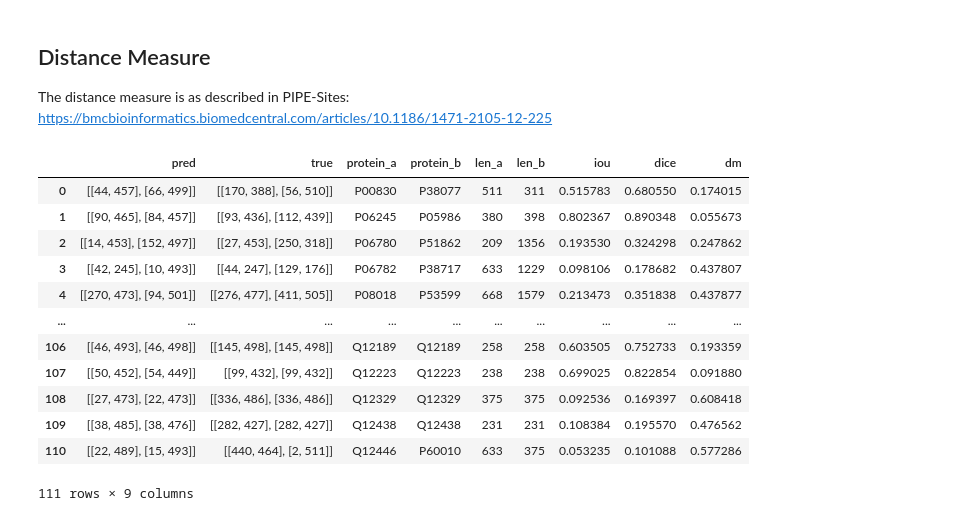
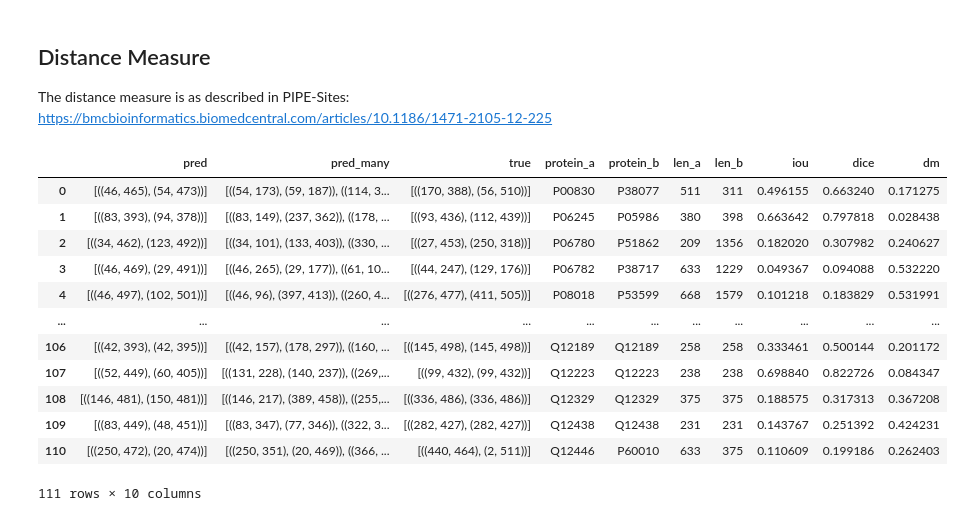
Before and after one commit to jrgreen7/PIPE, a Jupyter notebook: Deep-PIPE-Sites/unet_pt-aug.ipynb, the cells around one changed output. Cells and saved outputs as stored; diff of their text form; code cells hidden in the pictures.

```diff
--- a/Deep-PIPE-Sites/unet_pt-aug.ipynb
+++ b/Deep-PIPE-Sites/unet_pt-aug.ipynb
@@ -665,8 +738,8 @@ class DatasetBB(torch.utils.data.Dataset):
     def __len__(self):
         return len(self.img_files)
 # %%
-ds_test = DatasetBB(os.path.join('data', 'yeast_processed_norm_area_50', 'test'))
-ds_val = DatasetBB(os.path.join('data', 'yeast_processed_norm_area_50', 'val'))
+ds_test = DatasetBB(os.path.join('data', 'yeast_processed_norm_area_50', 'test'), transform=transform_dict['val'], normalize_transform=normalize_transform)
+ds_val = DatasetBB(os.path.join('data', 'yeast_processed_norm_area_50', 'val'), transform=transform_dict['val'], normalize_transform=normalize_transform)
 # %%
 ds_test.__getitem__(0)
 # %% [output]
@@ -842,9 +886,9 @@ test_df
 # %%
 # -1 to make inclusive
-deslice = lambda x: np.asarray([[x[0][0].start, x[0][0].stop-1], [x[0][1].start, x[0][1].stop-1]])
+deslice = lambda y: [((x[0].start, x[0].stop-1), (x[1].start, x[1].stop-1)) for x in y]
 # %%
-test_df[['pred', 'true']] = test_df[['pred', 'true']].applymap(deslice)
-val_df[['pred', 'true']] = val_df[['pred', 'true']].applymap(deslice)
+test_df[['pred', 'true', 'pred_many']] = test_df[['pred', 'true', 'pred_many']].applymap(deslice)
+val_df[['pred', 'true', 'pred_many']] = val_df[['pred', 'true', 'pred_many']].applymap(deslice)
 # %%
 test_df
 # %% [output]
@@ -994,11 +1038,11 @@ def get_dice_iou(bb1, bb2):
     assert iou <= 1.0
     return iou, dice
 # %%
-test_df['iou_dice'] = test_df.apply(lambda x: get_dice_iou(x.pred, x.true), axis=1)
+test_df['iou_dice'] = test_df.apply(lambda x: get_dice_iou(x.pred[0], x.true[0]), axis=1)
 test_df[['iou', 'dice']] = pd.DataFrame(test_df['iou_dice'].tolist(), index=test_df.index)
 test_df.drop(['iou_dice'], inplace=True, axis=1)
 
-val_df['iou_dice'] = val_df.apply(lambda x: get_dice_iou(x.pred, x.true), axis=1)
+val_df['iou_dice'] = val_df.apply(lambda x: get_dice_iou(x.pred[0], x.true[0]), axis=1)
 val_df[['iou', 'dice']] = pd.DataFrame(val_df['iou_dice'].tolist(), index=val_df.index)
 val_df.drop(['iou_dice'], inplace=True, axis=1)
 # %%
@@ -1052,22 +1096,22 @@ def dm(pred, true, len_a, len_b):
 
     return result
 # %%
-test_df['dm'] = test_df.apply(lambda x: dm(x.pred, x.true, 512, 512), axis=1)
+test_df['dm'] = test_df.apply(lambda x: dm(x.pred[0], x.true[0], 512, 512), axis=1)
 test_df
 # %% [output]
-|  | pred | true | protein_a | protein_b | len_a | len_b | iou | dice | dm |
-| 0 | [[44, 457], [66, 499]] | [[170, 388], [56, 510]] | P00830 | P38077 | 511 | 311 | 0.515783 | 0.680550 | 0.174015 |
-| 1 | [[90, 465], [84, 457]] | [[93, 436], [112, 439]] | P06245 | P05986 | 380 | 398 | 0.802367 | 0.890348 | 0.055673 |
-| 2 | [[14, 453], [152, 497]] | [[27, 453], [250, 318]] | P06780 | P51862 | 209 | 1356 | 0.193530 | 0.324298 | 0.247862 |
-| 3 | [[42, 245], [10, 493]] | [[44, 247], [129, 176]] | P06782 | P38717 | 633 | 1229 | 0.098106 | 0.178682 | 0.437807 |
-| 4 | [[270, 473], [94, 501]] | [[276, 477], [411, 505]] | P08018 | P53599 | 668 | 1579 | 0.213473 | 0.351838 | 0.437877 |
-| ... | ... | ... | ... | ... | ... | ... | ... | ... | ... |
-| 106 | [[46, 493], [46, 498]] | [[145, 498], [145, 498]] | Q12189 | Q12189 | 258 | 258 | 0.603505 | 0.752733 | 0.193359 |
-| 107 | [[50, 452], [54, 449]] | [[99, 432], [99, 432]] | Q12223 | Q12223 | 238 | 238 | 0.699025 | 0.822854 | 0.091880 |
-| 108 | [[27, 473], [22, 473]] | [[336, 486], [336, 486]] | Q12329 | Q12329 | 375 | 375 | 0.092536 | 0.169397 | 0.608418 |
-| 109 | [[38, 485], [38, 476]] | [[282, 427], [282, 427]] | Q12438 | Q12438 | 231 | 231 | 0.108384 | 0.195570 | 0.476562 |
-| 110 | [[22, 489], [15, 493]] | [[440, 464], [2, 511]] | Q12446 | P60010 | 633 | 375 | 0.053235 | 0.101088 | 0.577286 |
+|  | pred | pred_many | true | protein_a | protein_b | len_a | len_b | iou | dice | dm |
+| 0 | [((46, 465), (54, 473))] | [((54, 173), (59, 187)), ((114, 3... | [((170, 388), (56, 510))] | P00830 | P38077 | 511 | 311 | 0.496155 | 0.663240 | 0.171275 |
+| 1 | [((83, 393), (94, 378))] | [((83, 149), (237, 362)), ((178, ... | [((93, 436), (112, 439))] | P06245 | P05986 | 380 | 398 | 0.663642 | 0.797818 | 0.028438 |
+| 2 | [((34, 462), (123, 492))] | [((34, 101), (133, 403)), ((330, ... | [((27, 453), (250, 318))] | P06780 | P51862 | 209 | 1356 | 0.182020 | 0.307982 | 0.240627 |
+| 3 | [((46, 469), (29, 491))] | [((46, 265), (29, 177)), ((61, 10... | [((44, 247), (129, 176))] | P06782 | P38717 | 633 | 1229 | 0.049367 | 0.094088 | 0.532220 |
+| 4 | [((46, 497), (102, 501))] | [((46, 96), (397, 413)), ((260, 4... | [((276, 477), (411, 505))] | P08018 | P53599 | 668 | 1579 | 0.101218 | 0.183829 | 0.531991 |
+| ... | ... | ... | ... | ... | ... | ... | ... | ... | ... | ... |
+| 106 | [((42, 393), (42, 395))] | [((42, 157), (178, 297)), ((160, ... | [((145, 498), (145, 498))] | Q12189 | Q12189 | 258 | 258 | 0.333461 | 0.500144 | 0.201172 |
+| 107 | [((52, 449), (60, 405))] | [((131, 228), (140, 237)), ((269,... | [((99, 432), (99, 432))] | Q12223 | Q12223 | 238 | 238 | 0.698840 | 0.822726 | 0.084347 |
+| 108 | [((146, 481), (150, 481))] | [((146, 217), (389, 458)), ((255,... | [((336, 486), (336, 486))] | Q12329 | Q12329 | 375 | 375 | 0.188575 | 0.317313 | 0.367208 |
+| 109 | [((83, 449), (48, 451))] | [((83, 347), (77, 346)), ((322, 3... | [((282, 427), (282, 427))] | Q12438 | Q12438 | 231 | 231 | 0.143767 | 0.251392 | 0.424231 |
+| 110 | [((250, 472), (20, 474))] | [((250, 351), (20, 469)), ((366, ... | [((440, 464), (2, 511))] | Q12446 | P60010 | 633 | 375 | 0.110609 | 0.199186 | 0.262403 |
-111 rows × 9 columns
+111 rows × 10 columns
 # %%
 test_df[['iou', 'dice', 'dm']].describe()
 # %% [output]
```
Also changed, not shown: parts of 41 cells of this notebook, 9 other files.
